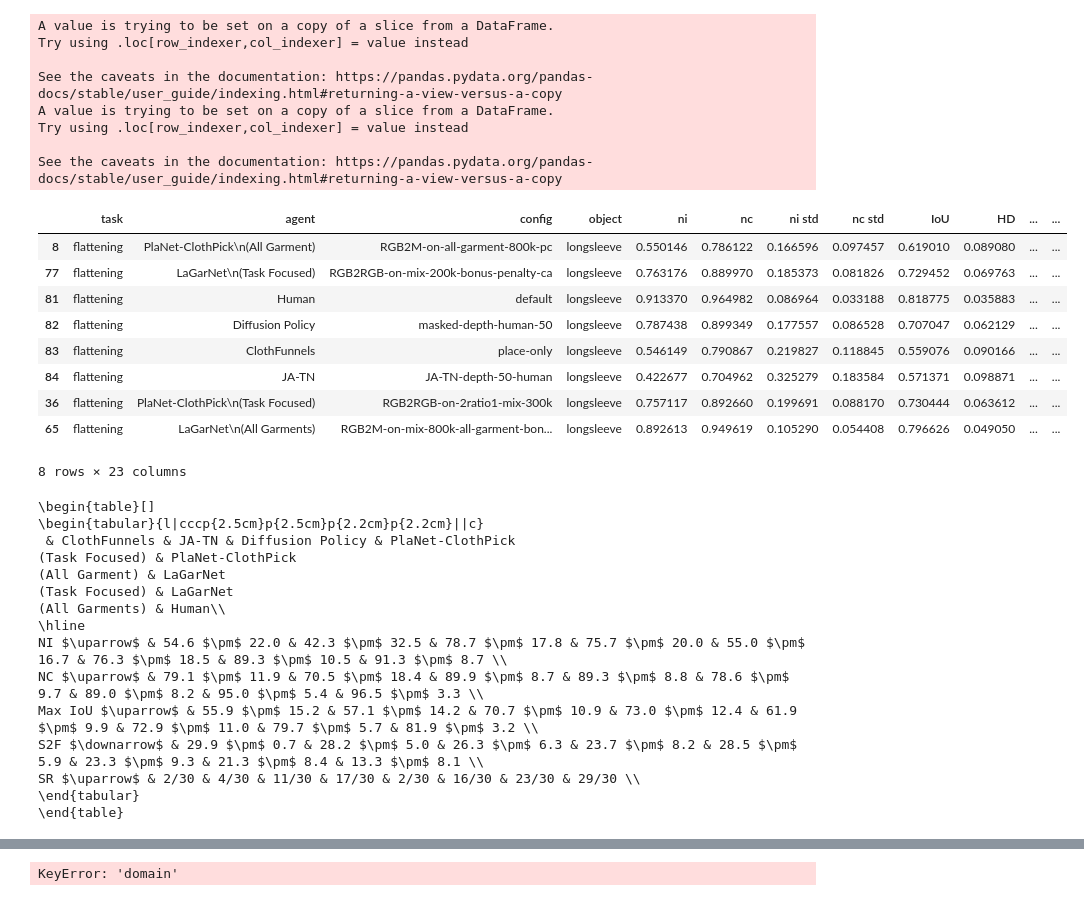
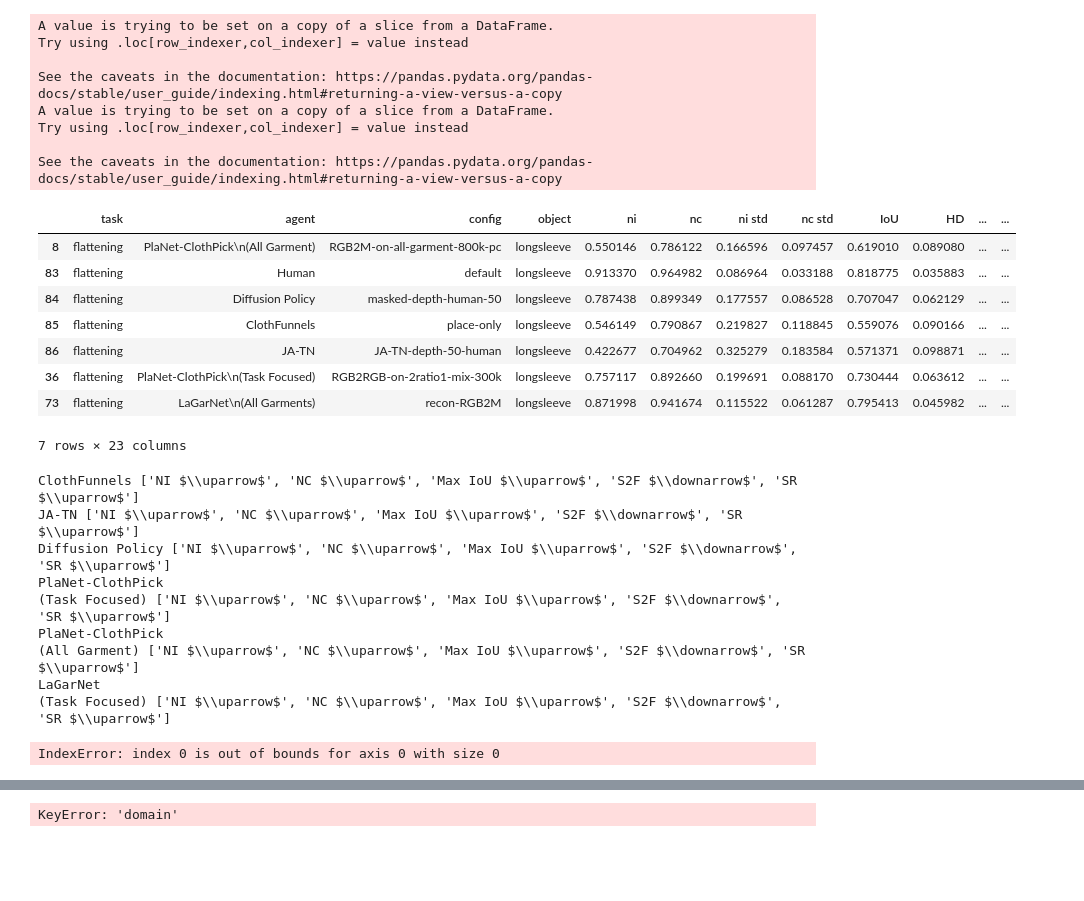
Before and after one commit to st-cortex-lab/LaGarNet, a Jupyter notebook: analysis/lagarnet.ipynb, the cells around one changed output, grey strips where cells are left out. Saved outputs shown, nothing was run; the diff lists cells and outputs as text; code cells hidden in the pictures; blank space fills up the shorter version.

```diff
--- a/analysis/lagarnet.ipynb
+++ b/analysis/lagarnet.ipynb
@@ -324,17 +324,18 @@ agent_configs = {
     'rssm': {'config': 'RGB2M-on-all-garment-800k-pc', 'checkpoint': '50000', 'label': 'PlaNet-ClothPick\n(All Garment)'},
     # TODO: abaltion on the final model, changes on rssm + pc,
 
-    # TODO: abaltion on the final model, changes on rssm + pc + only trains on longsleeve
+
     'cloth-funnel': {'config': 'place-only', 'checkpoint': -1, 'label': 'ClothFunnels'},
-    'gc_rssm': {'config': 'RGB2RGB-on-mix-200k-bonus-penalty-ca', \
-                         'checkpoint': '50000', 'label': 'LaGarNet\n(Task Focused)'}, # TODO: ablation on the final model
+    'gc_rssm': {'config': 'task-focused', \
+                         'checkpoint': '50000', 'label': 'LaGarNet\n(Task Focused)'}, # TODO: ablation on the final model, training.
 }
 
 new_configs = {
-    'gc_rssm': {'config': 'RGB2M-on-mix-800k-all-garment-bonus-penalty-v4', \
-                         'checkpoint': '50000', 'label': 'LaGarNet\n(All Garments)'}, # TODO: get the value from the final value.
+    'gc_rssm': {'config': 'recon-RGB2M', \
+                         'checkpoint': '50000', 'label': 'LaGarNet\n(All Garments)'},
 
     'rssm': {'config': 'RGB2RGB-on-2ratio1-mix-300k', 'checkpoint': '50000', 'label': 'PlaNet-ClothPick\n(Task Focused)'},
+    # TODO: abaltion on the final model, changes on rssm + pc + only trains on longsleeve
 
 }
 
@@ -374,54 +375,48 @@ def generate_latex_table(data_df):
 
     latex_table = "\\begin{table}[]\n\\begin{tabular}{l|cccp{2.1cm}p{2.1cm}p{1.8cm}p{1.8cm}||c}\n"
     for agent in agents:
         latex_table += f" & {agent}"
     latex_table += "\\\\\n"
     latex_table += "\\hline\n"
     for metric in metrics:
         latex_table += f"{metric} & "
         for agent in agents:
 
             metrics_value = data_df[data_df['agent'] == agent][metric]
-            #print(agent, metrics)
+            print(agent, metrics)
             metrics_value = metrics_value.values[0]
             latex_table += f"{metrics_value} & "
         latex_table = latex_table[:-2] + "\\\\\n"
     latex_table += "\\end{tabular}\n\\end{table}"
     return latex_table
 
 latex_table = generate_latex_table(data_df)
 print(latex_table)
 # %% [output]
 A value is trying to be set on a copy of a slice from a DataFrame.
 Try using .loc[row_indexer,col_indexer] = value instead
 
 See the caveats in the documentation: https://pandas.pydata.org/pandas-docs/stable/user_guide/indexing.html#returning-a-view-versus-a-copy
 A value is trying to be set on a copy of a slice from a DataFrame.
 Try using .loc[row_indexer,col_indexer] = value instead
 
 See the caveats in the documentation: https://pandas.pydata.org/pandas-docs/stable/user_guide/indexing.html#returning-a-view-versus-a-copy
 |  | task | agent | config | object | ni | nc | ni std | nc std | IoU | HD | ... | ... |
 | 8 | flattening | PlaNet-ClothPick\n(All Garment) | RGB2M-on-all-garment-800k-pc | longsleeve | 0.550146 | 0.786122 | 0.166596 | 0.097457 | 0.619010 | 0.089080 | ... | ... |
-| 77 | flattening | LaGarNet\n(Task Focused) | RGB2RGB-on-mix-200k-bonus-penalty-ca | longsleeve | 0.763176 | 0.889970 | 0.185373 | 0.081826 | 0.729452 | 0.069763 | ... | ... |
-| 81 | flattening | Human | default | longsleeve | 0.913370 | 0.964982 | 0.086964 | 0.033188 | 0.818775 | 0.035883 | ... | ... |
-| 82 | flattening | Diffusion Policy | masked-depth-human-50 | longsleeve | 0.787438 | 0.899349 | 0.177557 | 0.086528 | 0.707047 | 0.062129 | ... | ... |
-| 83 | flattening | ClothFunnels | place-only | longsleeve | 0.546149 | 0.790867 | 0.219827 | 0.118845 | 0.559076 | 0.090166 | ... | ... |
-| 84 | flattening | JA-TN | JA-TN-depth-50-human | longsleeve | 0.422677 | 0.704962 | 0.325279 | 0.183584 | 0.571371 | 0.098871 | ... | ... |
+| 83 | flattening | Human | default | longsleeve | 0.913370 | 0.964982 | 0.086964 | 0.033188 | 0.818775 | 0.035883 | ... | ... |
+| 84 | flattening | Diffusion Policy | masked-depth-human-50 | longsleeve | 0.787438 | 0.899349 | 0.177557 | 0.086528 | 0.707047 | 0.062129 | ... | ... |
+| 85 | flattening | ClothFunnels | place-only | longsleeve | 0.546149 | 0.790867 | 0.219827 | 0.118845 | 0.559076 | 0.090166 | ... | ... |
+| 86 | flattening | JA-TN | JA-TN-depth-50-human | longsleeve | 0.422677 | 0.704962 | 0.325279 | 0.183584 | 0.571371 | 0.098871 | ... | ... |
 | 36 | flattening | PlaNet-ClothPick\n(Task Focused) | RGB2RGB-on-2ratio1-mix-300k | longsleeve | 0.757117 | 0.892660 | 0.199691 | 0.088170 | 0.730444 | 0.063612 | ... | ... |
-| 65 | flattening | LaGarNet\n(All Garments) | RGB2M-on-mix-800k-all-garment-bon... | longsleeve | 0.892613 | 0.949619 | 0.105290 | 0.054408 | 0.796626 | 0.049050 | ... | ... |
+| 73 | flattening | LaGarNet\n(All Garments) | recon-RGB2M | longsleeve | 0.871998 | 0.941674 | 0.115522 | 0.061287 | 0.795413 | 0.045982 | ... | ... |
-8 rows × 23 columns
+7 rows × 23 columns
-\begin{table}[]
-\begin{tabular}{l|cccp{2.5cm}p{2.5cm}p{2.2cm}p{2.2cm}||c}
- & ClothFunnels & JA-TN & Diffusion Policy & PlaNet-ClothPick
-(Task Focused) & PlaNet-ClothPick
-(All Garment) & LaGarNet
-(Task Focused) & LaGarNet
-(All Garments) & Human\\
-\hline
-NI $\uparrow$ & 54.6 $\pm$ 22.0 & 42.3 $\pm$ 32.5 & 78.7 $\pm$ 17.8 & 75.7 $\pm$ 20.0 & 55.0 $\pm$ 16.7 & 76.3 $\pm$ 18.5 & 89.3 $\pm$ 10.5 & 91.3 $\pm$ 8.7 \\
-NC $\uparrow$ & 79.1 $\pm$ 11.9 & 70.5 $\pm$ 18.4 & 89.9 $\pm$ 8.7 & 89.3 $\pm$ 8.8 & 78.6 $\pm$ 9.7 & 89.0 $\pm$ 8.2 & 95.0 $\pm$ 5.4 & 96.5 $\pm$ 3.3 \\
-Max IoU $\uparrow$ & 55.9 $\pm$ 15.2 & 57.1 $\pm$ 14.2 & 70.7 $\pm$ 10.9 & 73.0 $\pm$ 12.4 & 61.9 $\pm$ 9.9 & 72.9 $\pm$ 11.0 & 79.7 $\pm$ 5.7 & 81.9 $\pm$ 3.2 \\
-S2F $\downarrow$ & 29.9 $\pm$ 0.7 & 28.2 $\pm$ 5.0 & 26.3 $\pm$ 6.3 & 23.7 $\pm$ 8.2 & 28.5 $\pm$ 5.9 & 23.3 $\pm$ 9.3 & 21.3 $\pm$ 8.4 & 13.3 $\pm$ 8.1 \\
-SR $\uparrow$ & 2/30 & 4/30 & 11/30 & 17/30 & 2/30 & 16/30 & 23/30 & 29/30 \\
-\end{tabular}
-\end{table}
+ClothFunnels ['NI $\\uparrow$', 'NC $\\uparrow$', 'Max IoU $\\uparrow$', 'S2F $\\downarrow$', 'SR $\\uparrow$']
+JA-TN ['NI $\\uparrow$', 'NC $\\uparrow$', 'Max IoU $\\uparrow$', 'S2F $\\downarrow$', 'SR $\\uparrow$']
+Diffusion Policy ['NI $\\uparrow$', 'NC $\\uparrow$', 'Max IoU $\\uparrow$', 'S2F $\\downarrow$', 'SR $\\uparrow$']
+PlaNet-ClothPick
+(Task Focused) ['NI $\\uparrow$', 'NC $\\uparrow$', 'Max IoU $\\uparrow$', 'S2F $\\downarrow$', 'SR $\\uparrow$']
+PlaNet-ClothPick
+(All Garment) ['NI $\\uparrow$', 'NC $\\uparrow$', 'Max IoU $\\uparrow$', 'S2F $\\downarrow$', 'SR $\\uparrow$']
+LaGarNet
+(Task Focused) ['NI $\\uparrow$', 'NC $\\uparrow$', 'Max IoU $\\uparrow$', 'S2F $\\downarrow$', 'SR $\\uparrow$']
+IndexError: index 0 is out of bounds for axis 0 with size 0
```
Also changed, not shown: parts of 5 cells of this notebook, 4 other files.
